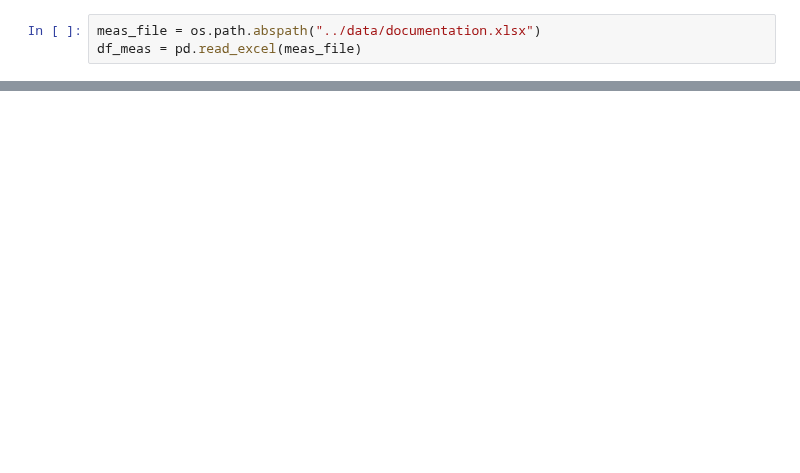
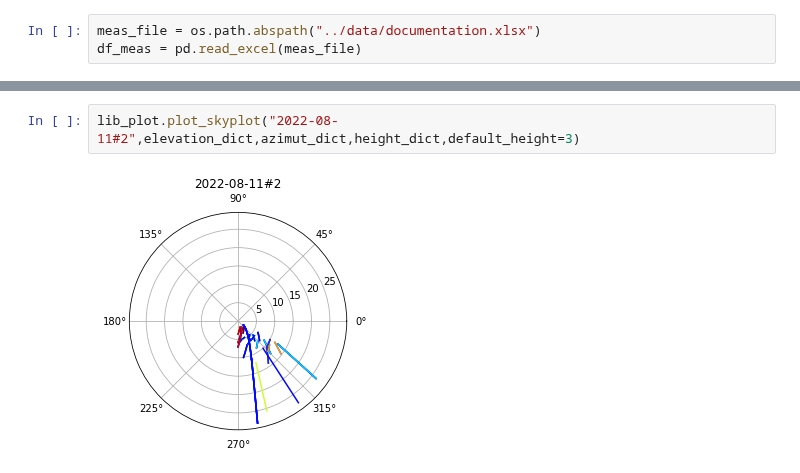
Before and after one commit to ziqing97/gnss_ir_analyze, a Jupyter notebook: src/test_all_measurement.ipynb, the cells around one changed output, grey strips where cells are left out. Drawn from its saved outputs; the diff is of its cells as text; blank space fills up the shorter version.

```diff
--- a/src/test_all_measurement.ipynb
+++ b/src/test_all_measurement.ipynb
@@ -290,0 +41,4 @@ esth.plot_fresnel_zone(time_str="2022-11-04",equipment_index=3,azimut_dict=azimu
+# %%
+lib_plot.plot_skyplot("2022-08-11#2",elevation_dict,azimut_dict,height_dict,default_height=3)
+# %% [output]
+[figure, added]
```
Also changed, not shown: parts of 57 cells of this notebook, 2 other files.
